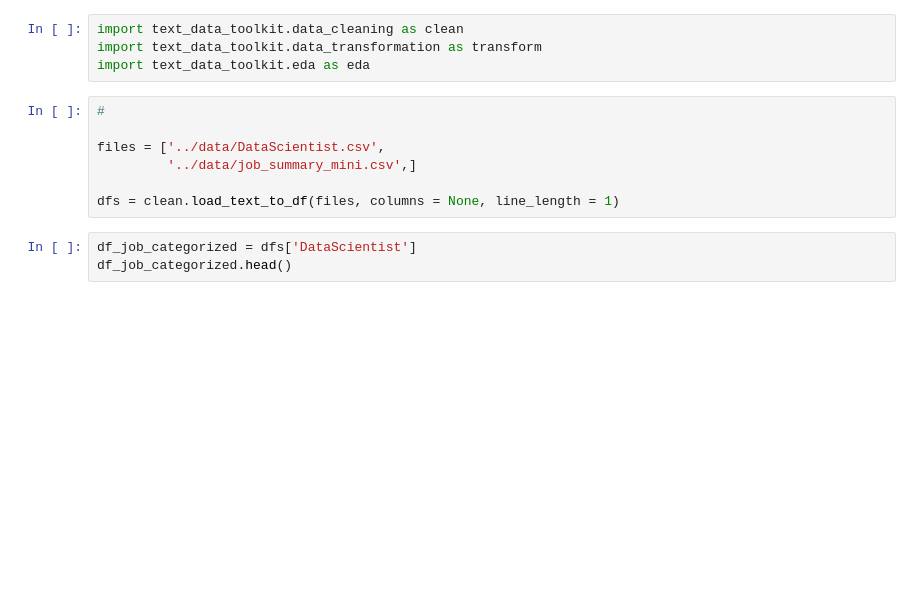
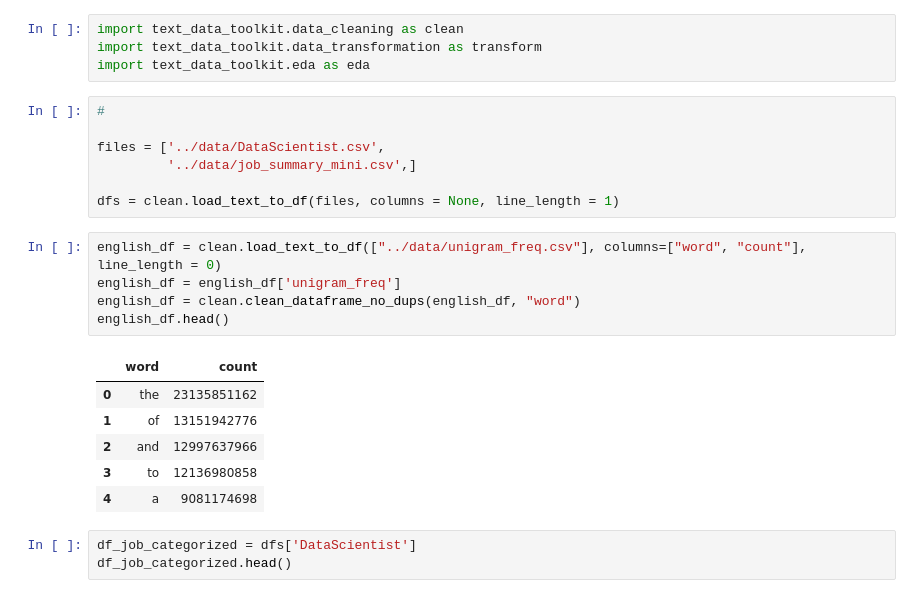
Before and after one commit to Thomas-Kulch/text_data_toolkit, a Jupyter notebook: eda/EDA_Job_Description.ipynb, the cells around one changed output. Cells and saved outputs as stored; diff of their text form; blank space fills up the shorter version.

```diff
--- a/eda/EDA_Job_Description.ipynb
+++ b/eda/EDA_Job_Description.ipynb
@@ -11,6 +11,18 @@ files = ['../data/DataScientist.csv',
          '../data/job_summary_mini.csv',]
 
 dfs = clean.load_text_to_df(files, columns = None, line_length = 1)
+# %%
+english_df = clean.load_text_to_df(["../data/unigram_freq.csv"], columns=["word", "count"], line_length = 0)
+english_df = english_df['unigram_freq']
+english_df = clean.clean_dataframe_no_dups(english_df, "word")
+english_df.head()
+# %% [output]
+|  | word | count |
+| 0 | the | 23135851162 |
+| 1 | of | 13151942776 |
+| 2 | and | 12997637966 |
+| 3 | to | 12136980858 |
+| 4 | a | 9081174698 |
 # %%
 df_job_categorized = dfs['DataScientist']
 df_job_categorized.head()
```
Also changed, not shown: parts of 2 cells of this notebook, 7 other files.
